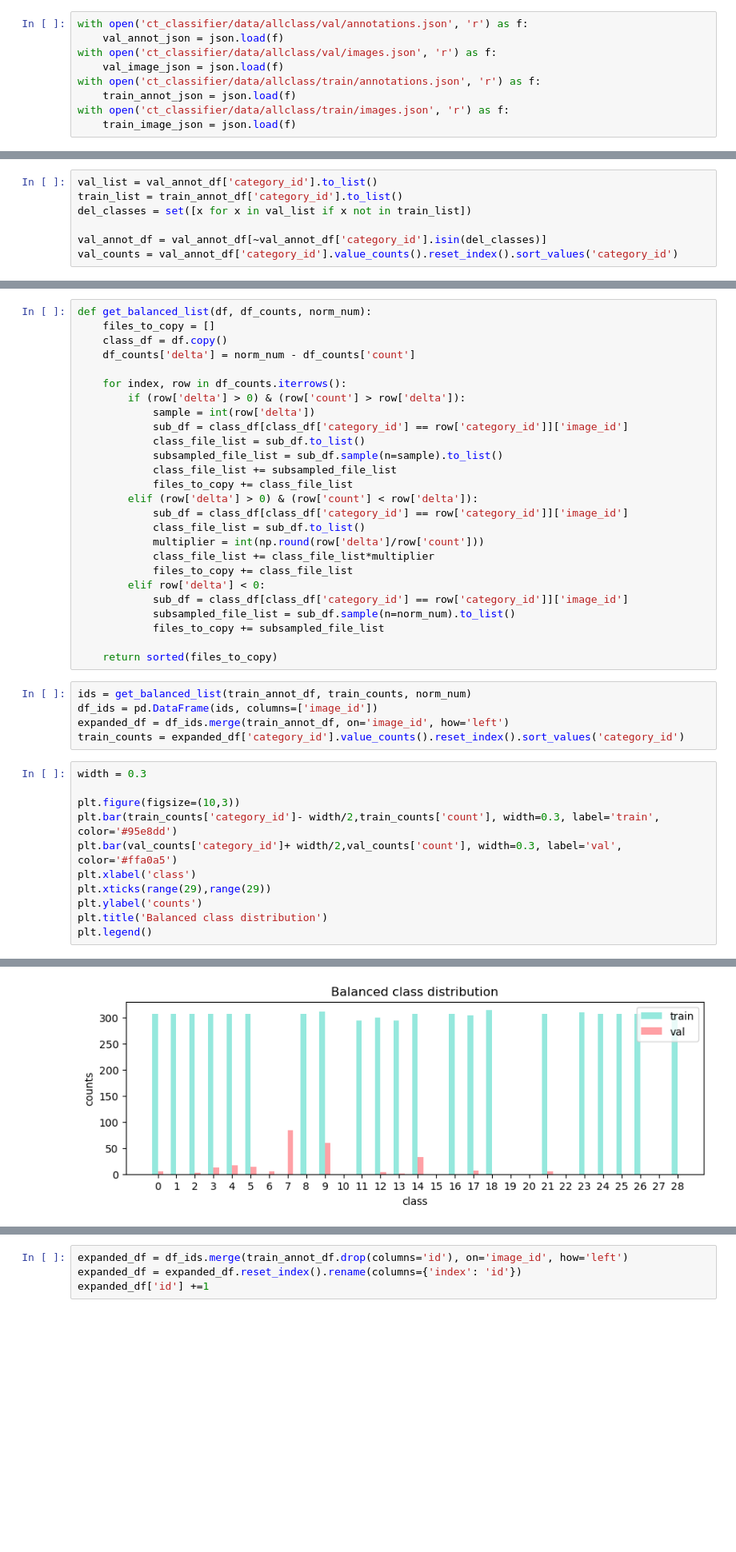
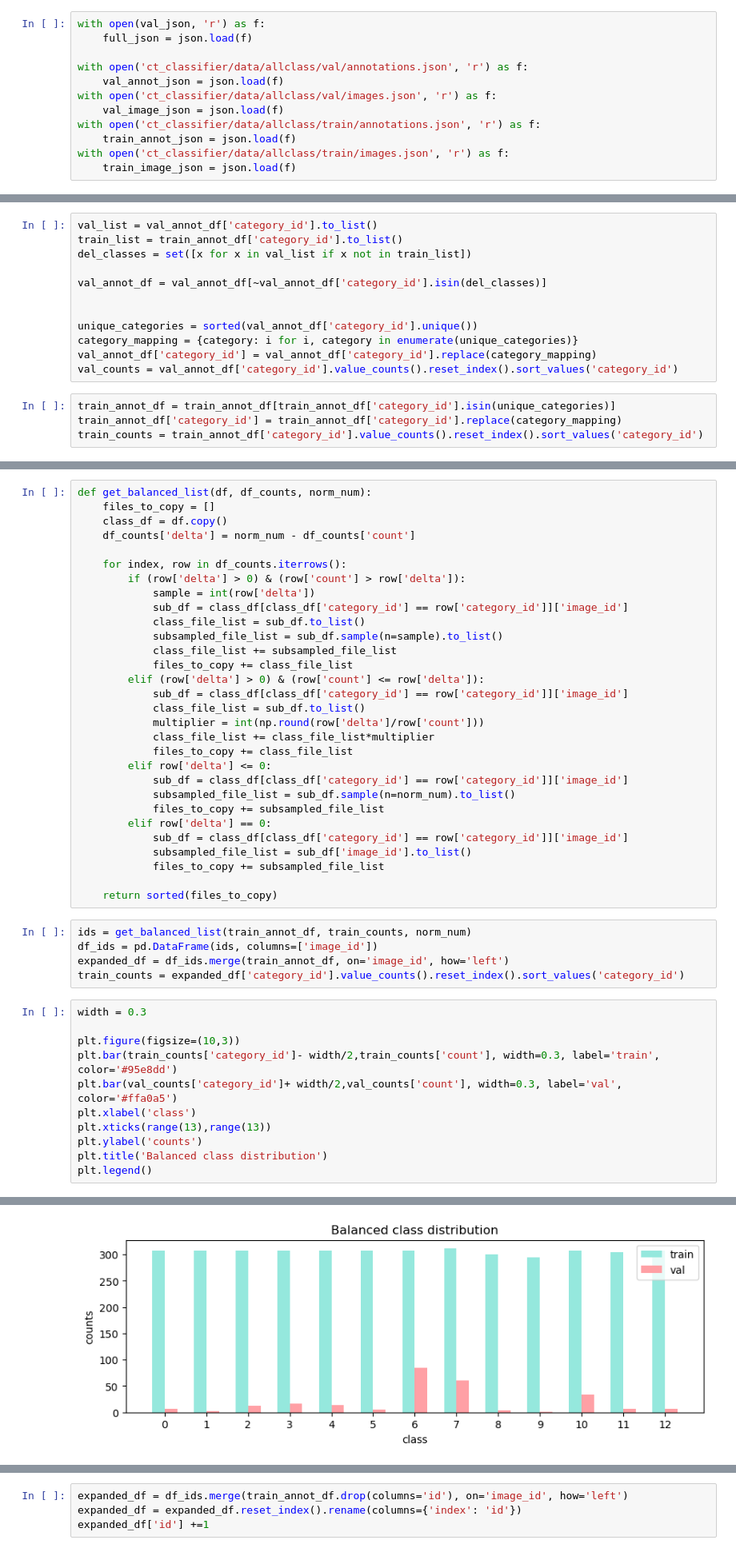
Before and after one commit to mparkergetz/ct_classifier, a Jupyter notebook: balance_classes.ipynb, the cells around one changed output, grey strips where cells are left out. Shown at 80% size. Cells and saved outputs as stored; diff of their text form; blank space fills up the shorter version.

```diff
--- a/balance_classes.ipynb
+++ b/balance_classes.ipynb
@@ -15,6 +15,9 @@ dest_dir = 'ct_classifier/data/allclass/balanced'
 train_json = os.path.join(dir_path, 'train/train.json')
 val_json = os.path.join(dir_path, 'val/val.json')
 # %%
+with open(val_json, 'r') as f:
+    full_json = json.load(f)
+
 with open('ct_classifier/data/allclass/val/annotations.json', 'r') as f:
     val_annot_json = json.load(f)
 with open('ct_classifier/data/allclass/val/images.json', 'r') as f:
@@ -48,4 +51,13 @@ train_list = train_annot_df['category_id'].to_list()
 del_classes = set([x for x in val_list if x not in train_list])
 
 val_annot_df = val_annot_df[~val_annot_df['category_id'].isin(del_classes)]
+
+
+unique_categories = sorted(val_annot_df['category_id'].unique())
+category_mapping = {category: i for i, category in enumerate(unique_categories)}
+val_annot_df['category_id'] = val_annot_df['category_id'].replace(category_mapping)
 val_counts = val_annot_df['category_id'].value_counts().reset_index().sort_values('category_id')
+# %%
+train_annot_df = train_annot_df[train_annot_df['category_id'].isin(unique_categories)]
+train_annot_df['category_id'] = train_annot_df['category_id'].replace(category_mapping)
+train_counts = train_annot_df['category_id'].value_counts().reset_index().sort_values('category_id')
@@ -114,16 +122,20 @@ def get_balanced_list(df, df_counts, norm_num):
             subsampled_file_list = sub_df.sample(n=sample).to_list()
             class_file_list += subsampled_file_list
             files_to_copy += class_file_list
-        elif (row['delta'] > 0) & (row['count'] < row['delta']):
+        elif (row['delta'] > 0) & (row['count'] <= row['delta']):
             sub_df = class_df[class_df['category_id'] == row['category_id']]['image_id']
             class_file_list = sub_df.to_list()
             multiplier = int(np.round(row['delta']/row['count']))
             class_file_list += class_file_list*multiplier
             files_to_copy += class_file_list
-        elif row['delta'] < 0:
+        elif row['delta'] <= 0:
             sub_df = class_df[class_df['category_id'] == row['category_id']]['image_id']
             subsampled_file_list = sub_df.sample(n=norm_num).to_list()
             files_to_copy += subsampled_file_list
+        elif row['delta'] == 0:
+            sub_df = class_df[class_df['category_id'] == row['category_id']]['image_id']
+            subsampled_file_list = sub_df['image_id'].to_list()
+            files_to_copy += subsampled_file_list
 
     return sorted(files_to_copy)
 # %%
@@ -134,14 +146,14 @@ train_counts = expanded_df['category_id'].value_counts().reset_index().sort_valu
 # %%
 width = 0.3
 
 plt.figure(figsize=(10,3))
 plt.bar(train_counts['category_id']- width/2,train_counts['count'], width=0.3, label='train', color='#95e8dd')
 plt.bar(val_counts['category_id']+ width/2,val_counts['count'], width=0.3, label='val', color='#ffa0a5')
 plt.xlabel('class')
-plt.xticks(range(29),range(29))
+plt.xticks(range(13),range(13))
 plt.ylabel('counts')
 plt.title('Balanced class distribution')
 plt.legend()
 # %% [output]
 <matplotlib.legend.Legend at 0x...>
-[figure, old version]
+[figure, new version]
```
Also changed, not shown: parts of 11 cells of this notebook, 7 other files.
